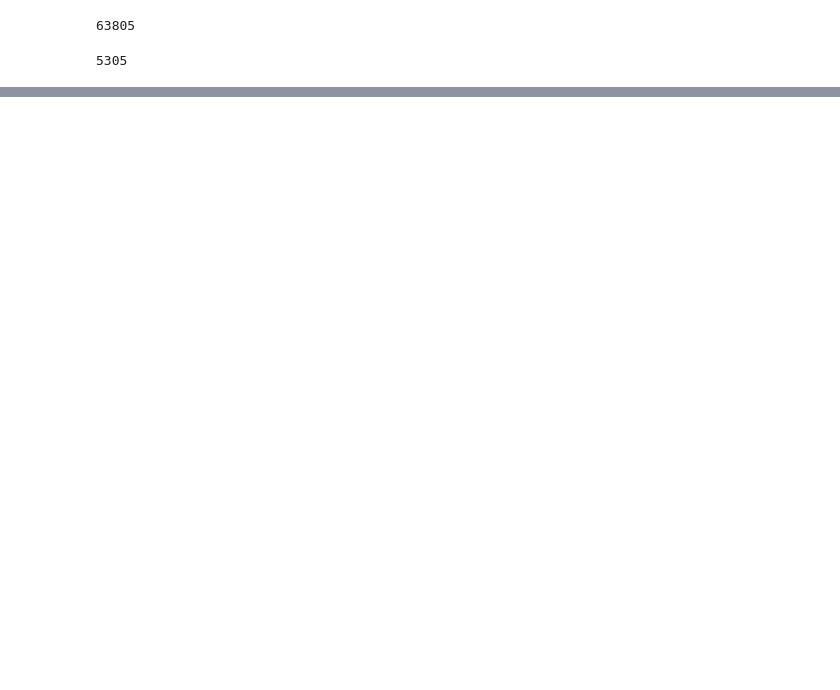
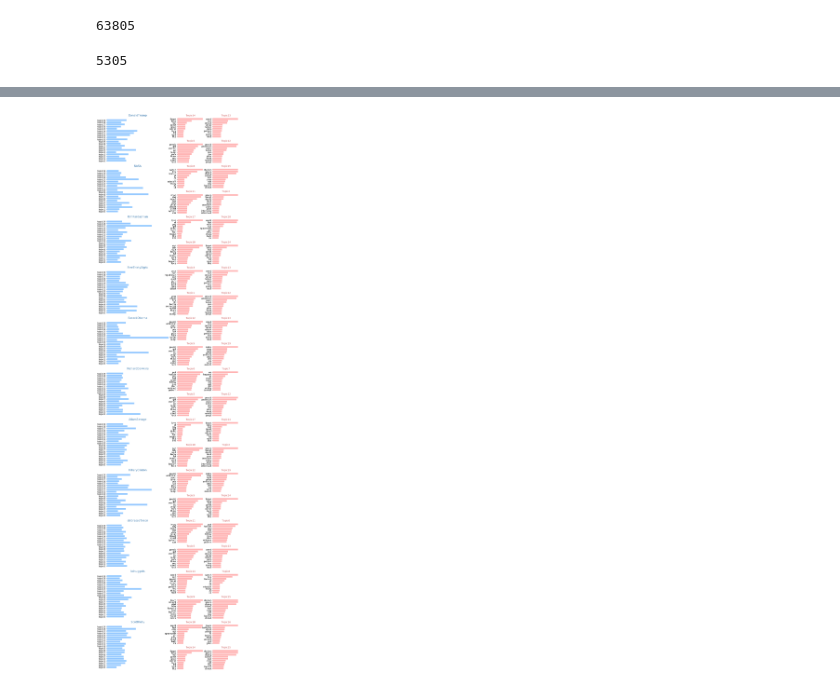
Before and after one commit to eholowko/bootcamp-final_project, a Jupyter notebook: Famous_tweets.ipynb, the cells around one changed output, grey strips where cells are left out. Drawn from its saved outputs; the diff is of its cells as text; code cells hidden in the pictures; blank space fills up the shorter version.

```diff
--- a/Famous_tweets.ipynb
+++ b/Famous_tweets.ipynb
@@ -1305,6 +1054,8 @@ corpus = matutils.Sparse2Corpus(dtm,documents_columns=False)# by default documen
 len(corpus)
 # %% [output]
 63805
+# %%
+vectorizer = pipe.named_steps['vectorizer']
 # %%
 dictionary = vectorizer.get_feature_names()
 # %%
@@ -1356,5 +1098,5 @@ for i,name in enumerate(author_names):
 # %%
-k=10
+k=4 # number of topics
 k_topics = []
 for i,name in enumerate(author_names):
     print(name)
@@ -1381,9 +1122,0 @@ ScottKelly
-# %%
-max_ = np.max(author_topics)
-plt.figure(figsize=(20,24))
-plt.subplots_adjust(wspace = 0.2,hspace=0.2)
-for i,name in enumerate(author_names):
-    ax= plt.subplot(4,3 ,i+1)
-    plt.title(name,fontsize=16,color='steelblue')
-    plt.barh(['topic{}'.format(i) for i in range(0,top_nmb)],author_topics[i])
-    plt.xlim(0,max_);
@@ -1405,4 +1122,0 @@ for i,name in enumerate(author_names):
-# %%
-for i in range(0,10):#range(len(corpus)):
-    doc_topics = lda_model.get_document_topics(corpus[i],minimum_probability=0)
-    print(doc_topics)
@@ -1443,3 +1123,68 @@ lda_model.print_topics(num_topics=10,num_words=8)
+# %%
+max_ = np.max(author_topics)
+
+fig = plt.figure(figsize=(14,60))
+grid = plt.GridSpec(4*len(author_names),8,hspace = 0.5,wspace=1.0)
+
+y_min = 0
+y_max = 0
+
+for ind,name in enumerate(author_names):
+    y_min = y_max
+    y_max = (ind + 1) * 4
+
+    y_max_2 = y_min + 2
+
+
+    main_ax = fig.add_subplot(grid[y_min:y_max,:4])
+    top1 = fig.add_subplot(grid[y_min:y_max_2,4:6])
+    top2 = fig.add_subplot(grid[y_max_2:y_max,4:6])
+    top3 = fig.add_subplot(grid[y_min:y_max_2,6:])
+    top4 = fig.add_subplot(grid[y_max_2:y_max,6:])
+
+    main_ax.barh(['topic{}'.format(i) for i in range(0,top_nmb)],author_topics[ind])
+    main_ax.set_title(name,fontsize=16,color='steelblue')
+    main_ax.set_xlim(0,max_)
+    main_ax.set_frame_on(False)
+    main_ax.xaxis.set_visible(False)
+    main_ax.tick_params(axis='y',labelsize = 13)
+
+    topic_1 = k_topics[ind][0]
+    topic_2 = k_topics[ind][1]
+    topic_3 = k_topics[ind][2]
+    topic_4 = k_topics[ind][3]
+
+    word_value1 = [(dictionary[term_value[0]],term_value[1]) for term_value in lda_model.get_topic_terms(topic_1,topn=10)]
+    word_value2 = [(dictionary[term_value[0]],term_value[1]) for term_value in lda_model.get_topic_terms(topic_2,topn=10)]
+    word_value3 = [(dictionary[term_value[0]],term_value[1]) for term_value in lda_model.get_topic_terms(topic_3,topn=10)]
+    word_value4 = [(dictionary[term_value[0]],term_value[1]) for term_value in lda_model.get_topic_terms(topic_4,topn=10)]
+
+    top1.barh([word[0] for word in word_value1[::-1]],[value[1] for value in word_value1[::-1]],color='red',alpha=0.3)
+    top2.barh([word[0] for word in word_value2[::-1]],[value[1] for value in word_value2[::-1]],color='red',alpha=0.3)
+    top3.barh([word[0] for word in word_value3[::-1]],[value[1] for value in word_value3[::-1]],color='red',alpha=0.3)
+    top4.barh([word[0] for word in word_value4[::-1]],[value[1] for value in word_value4[::-1]],color='red',alpha=0.3)
+
+    top1.tick_params(axis='y',labelsize = 13)
+    top2.tick_params(axis='y',labelsize = 13)
+    top3.tick_params(axis='y',labelsize = 13)
+    top4.tick_params(axis='y',labelsize = 13)
+
+    top1.set_title('Topic{}'.format(topic_1),fontsize=14,color='indianred')
+    top2.set_title('Topic{}'.format(topic_2),fontsize=14,color='indianred')
+    top3.set_title('Topic{}'.format(topic_3),fontsize=14,color='indianred')
+    top4.set_title('Topic{}'.format(topic_4),fontsize=14,color='indianred')
+
+    top1.set_frame_on(False)
+    top2.set_frame_on(False)
+    top3.set_frame_on(False)
+    top4.set_frame_on(False)
+
+    top1.xaxis.set_visible(False)
+    top2.xaxis.set_visible(False)
+    top3.xaxis.set_visible(False)
+    top4.xaxis.set_visible(False)
+# %% [output]
+[figure, added]
 # %%
 pyLDAvis.enable_notebook()
 # %%
```
Also changed, not shown: parts of 78 cells of this notebook.
